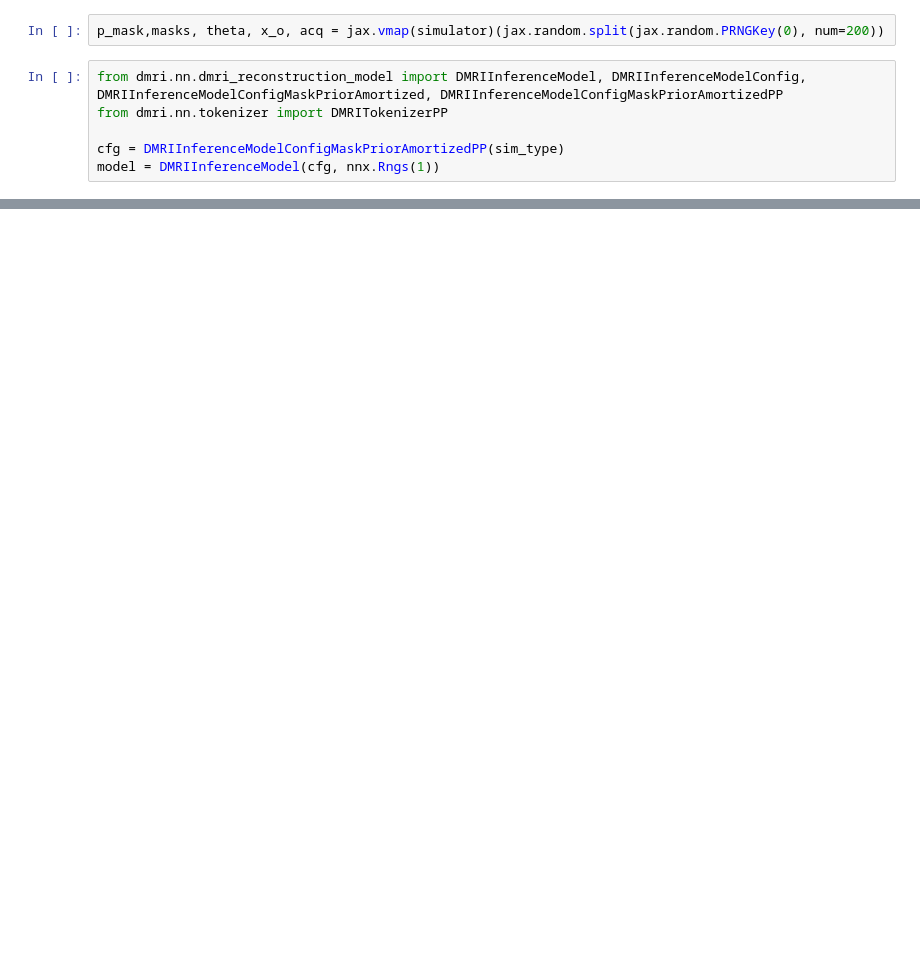
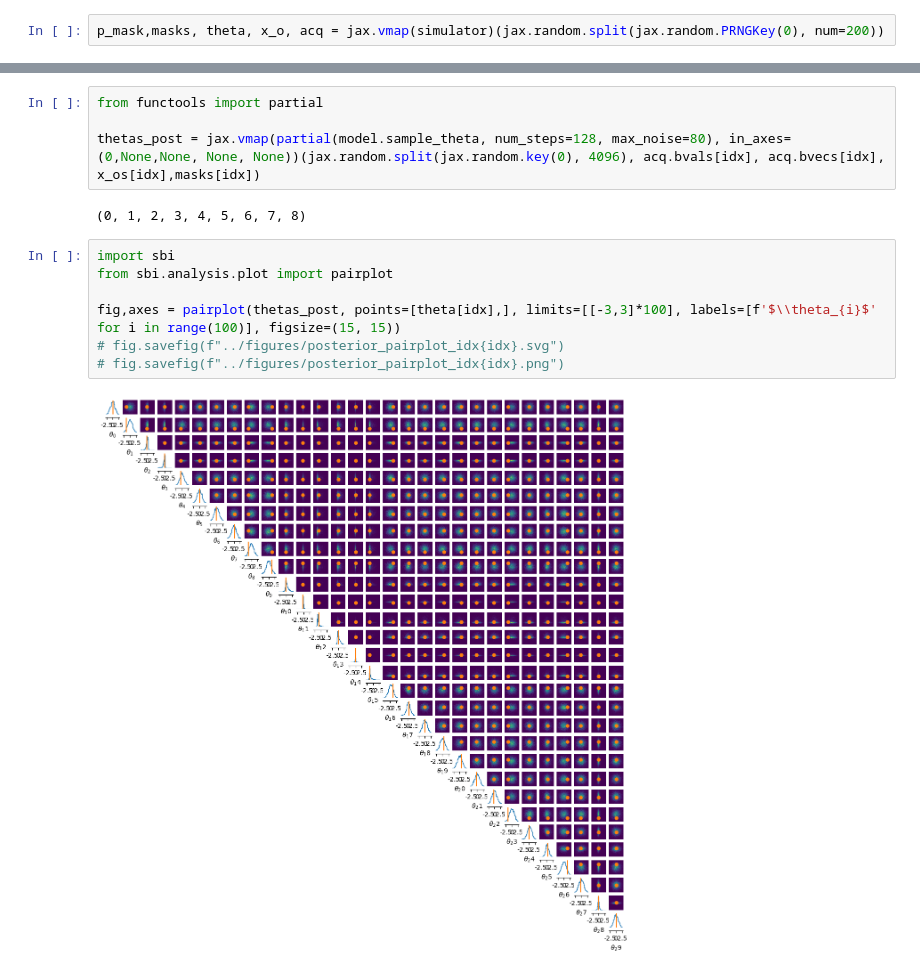
Before and after one commit to mackelab/dmri, a Jupyter notebook: notebooks/new_data.ipynb, the cells around one changed output, grey strips where cells are left out. Cells and saved outputs as stored; diff of their text form; blank space fills up the shorter version.

Commit message:
analysis updates

```diff
--- a/notebooks/new_data.ipynb
+++ b/notebooks/new_data.ipynb
@@ -46,8 +148,2 @@ def simulator(rng):
 # %%
 p_mask,masks, theta, x_o, acq = jax.vmap(simulator)(jax.random.split(jax.random.PRNGKey(0), num=200))
-# %%
-from dmri.nn.dmri_reconstruction_model import DMRIInferenceModel, DMRIInferenceModelConfig, DMRIInferenceModelConfigMaskPriorAmortized, DMRIInferenceModelConfigMaskPriorAmortizedPP
-from dmri.nn.tokenizer import DMRITokenizerPP
-
-cfg = DMRIInferenceModelConfigMaskPriorAmortizedPP(sim_type)
-model = DMRIInferenceModel(cfg, nnx.Rngs(1))
@@ -80,0 +219,15 @@ tokens_cfg, y, mask_prior = model.embed_inputs(masks, x_o, acq.bvals, acq.bvecs,
+# %%
+from functools import partial
+
+thetas_post = jax.vmap(partial(model.sample_theta, num_steps=128, max_noise=80), in_axes=(0,None,None, None, None))(jax.random.split(jax.random.key(0), 4096), acq.bvals[idx], acq.bvecs[idx], x_os[idx],masks[idx])
+# %% [output]
+(0, 1, 2, 3, 4, 5, 6, 7, 8)
+# %%
+import sbi
+from sbi.analysis.plot import pairplot
+
+fig,axes = pairplot(thetas_post, points=[theta[idx],], limits=[[-3,3]*100], labels=[f'$\\theta_{i}$' for i in range(100)], figsize=(15, 15))
+# fig.savefig(f"../figures/posterior_pairplot_idx{idx}.svg")
+# fig.savefig(f"../figures/posterior_pairplot_idx{idx}.png")
+# %% [output]
+[figure, added]
```
Also changed, not shown: parts of 46 cells of this notebook.
